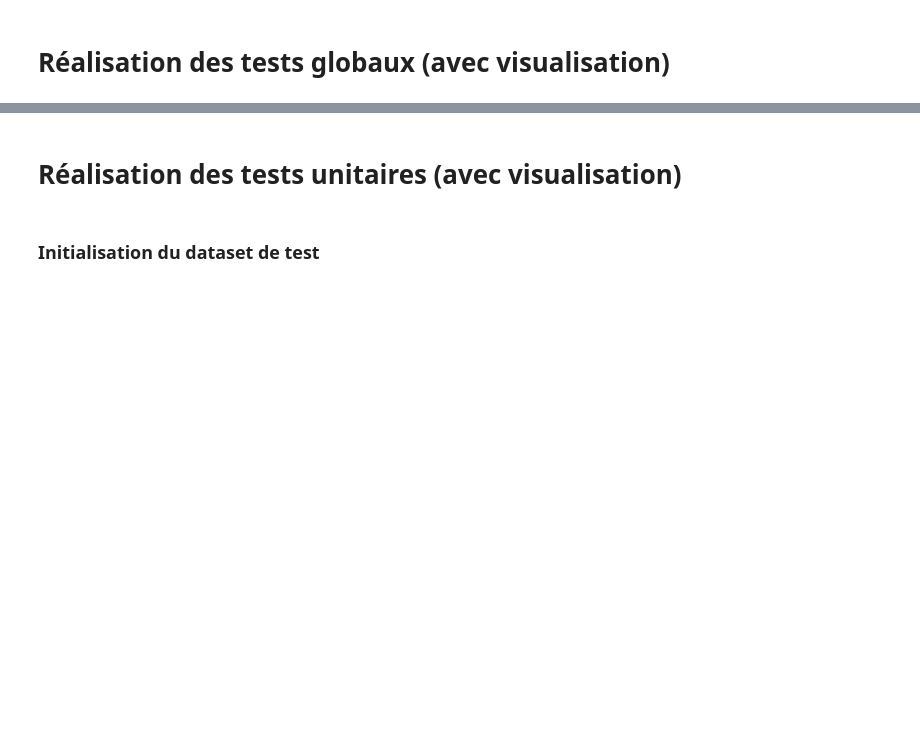
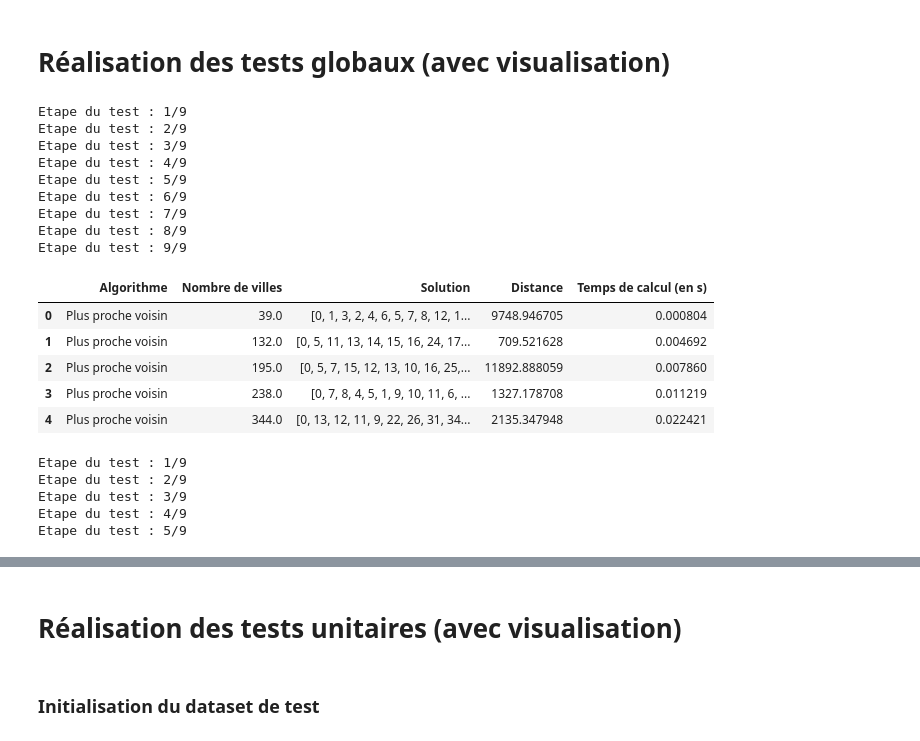
Before and after one commit to Thomas-rnd/TSP-Solver, a Jupyter notebook: test_TSP_solver.ipynb, the cells around one changed output, grey strips where cells are left out. Saved outputs shown, nothing was run; the diff lists cells and outputs as text; code cells hidden in the pictures; blank space fills up the shorter version.

```diff
--- a/test_TSP_solver.ipynb
+++ b/test_TSP_solver.ipynb
@@ -15,21 +17,43 @@ print("Setup complete")
 # %%
 # Test global algo plus proche voisin
 df_1 = test_global_plus_proche_voisin()
 
 #Sauvegarde du dataframe au format csv
-#df_1.to_csv('../resultats/csv/test_global_plus_proche_voisin.csv')
+df_1.to_csv('resultats/csv/test_global_plus_proche_voisin.csv')
 
 #Affichage des 5 premières lignes du dataframe
 df_1.head()
+# %% [output]
+Etape du test : 1/9
+Etape du test : 2/9
+Etape du test : 3/9
+Etape du test : 4/9
+Etape du test : 5/9
+Etape du test : 6/9
+Etape du test : 7/9
+Etape du test : 8/9
+Etape du test : 9/9
+|  | Algorithme | Nombre de villes | Solution | Distance | Temps de calcul (en s) |
+| 0 | Plus proche voisin | 39.0 | [0, 1, 3, 2, 4, 6, 5, 7, 8, 12, 1... | 9748.946705 | 0.000804 |
+| 1 | Plus proche voisin | 132.0 | [0, 5, 11, 13, 14, 15, 16, 24, 17... | 709.521628 | 0.004692 |
+| 2 | Plus proche voisin | 195.0 | [0, 5, 7, 15, 12, 13, 10, 16, 25,... | 11892.888059 | 0.007860 |
+| 3 | Plus proche voisin | 238.0 | [0, 7, 8, 4, 5, 1, 9, 10, 11, 6, ... | 1327.178708 | 0.011219 |
+| 4 | Plus proche voisin | 344.0 | [0, 13, 12, 11, 9, 22, 26, 31, 34... | 2135.347948 | 0.022421 |
 # %%
 # Test global algo plus proche voisin
 df_2 = test_global_2_opt()
 
 #Sauvegarde du dataframe au format csv
-#df_2.to_csv('../resultats/csv/test_global_plus_proche_voisin.csv')
+df_2.to_csv('resultats/csv/test_global_2_opt.csv')
 
 #Affichage des 5 premières lignes du dataframe
 df_2.head()
+# %% [output]
+Etape du test : 1/9
+Etape du test : 2/9
+Etape du test : 3/9
+Etape du test : 4/9
+Etape du test : 5/9
 # %%
 # Test global algo plus proche voisin
 df_3 = test_global_algo_genetique()
```
Also changed, not shown: parts of 9 cells of this notebook.
